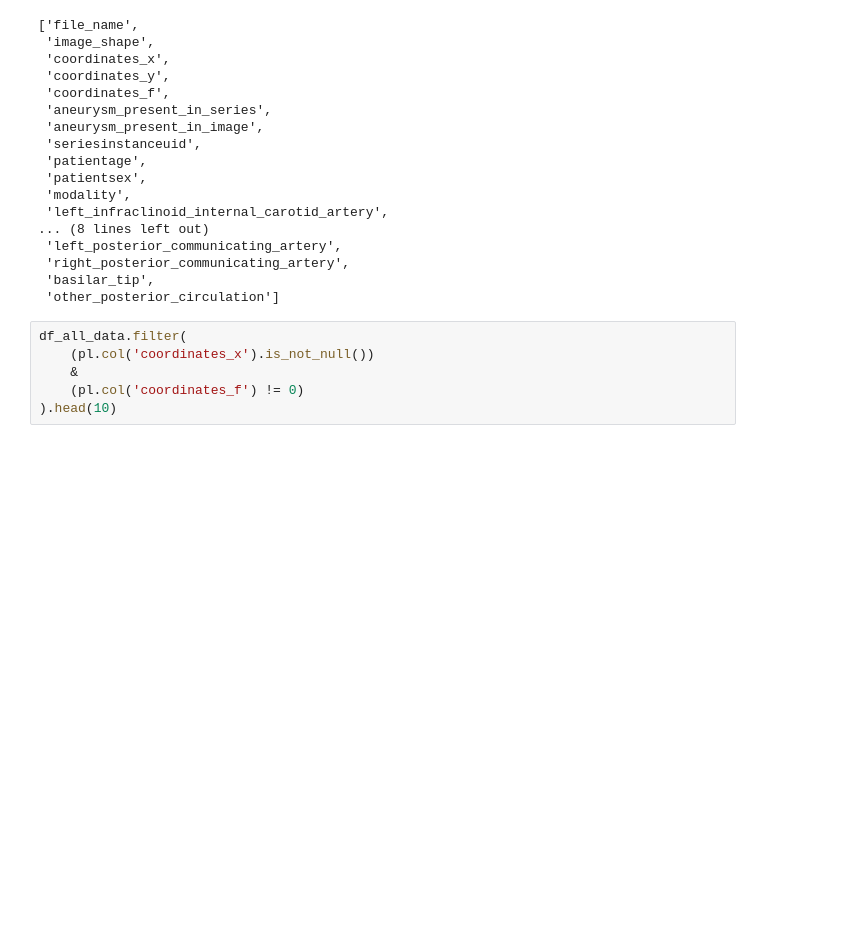
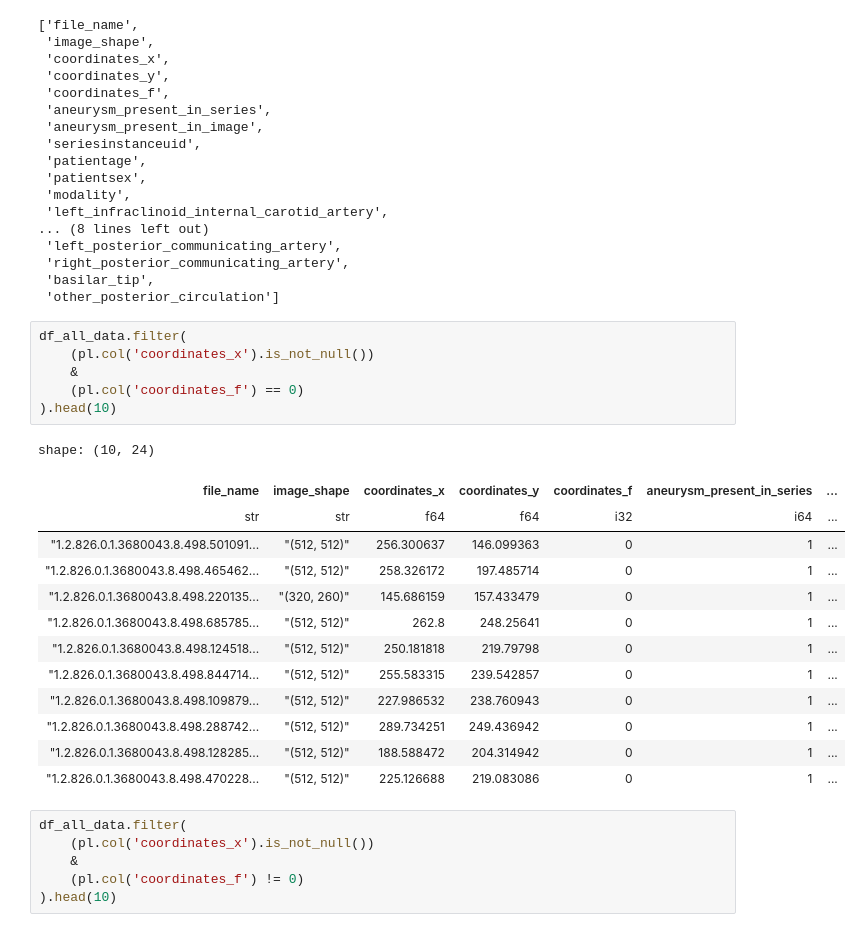
Before and after one commit to sumaniitm/RSNA_Intracranial_Aneurysm_Detection_2025, a Jupyter notebook: suman-notebook-1.ipynb, the cells around one changed output. Saved outputs shown, nothing was run; the diff lists cells and outputs as text; blank space fills up the shorter version.

```diff
--- a/suman-notebook-1.ipynb
+++ b/suman-notebook-1.ipynb
@@ -464,6 +449,26 @@ Shape of training metadata (1001346, 24)
  'right_posterior_communicating_artery',
  'basilar_tip',
  'other_posterior_circulation']
+# %%
+df_all_data.filter(
+    (pl.col('coordinates_x').is_not_null())
+    &
+    (pl.col('coordinates_f') == 0)
+).head(10)
+# %% [output]
+shape: (10, 24)
+| file_name | image_shape | coordinates_x | coordinates_y | coordinates_f | aneurysm_present_in_series | ... |
+| str | str | f64 | f64 | i32 | i64 | ... |
+| "1.2.826.0.1.3680043.8.498.501091... | "(512, 512)" | 256.300637 | 146.099363 | 0 | 1 | ... |
+| "1.2.826.0.1.3680043.8.498.465462... | "(512, 512)" | 258.326172 | 197.485714 | 0 | 1 | ... |
+| "1.2.826.0.1.3680043.8.498.220135... | "(320, 260)" | 145.686159 | 157.433479 | 0 | 1 | ... |
+| "1.2.826.0.1.3680043.8.498.685785... | "(512, 512)" | 262.8 | 248.25641 | 0 | 1 | ... |
+| "1.2.826.0.1.3680043.8.498.124518... | "(512, 512)" | 250.181818 | 219.79798 | 0 | 1 | ... |
+| "1.2.826.0.1.3680043.8.498.844714... | "(512, 512)" | 255.583315 | 239.542857 | 0 | 1 | ... |
+| "1.2.826.0.1.3680043.8.498.109879... | "(512, 512)" | 227.986532 | 238.760943 | 0 | 1 | ... |
+| "1.2.826.0.1.3680043.8.498.288742... | "(512, 512)" | 289.734251 | 249.436942 | 0 | 1 | ... |
+| "1.2.826.0.1.3680043.8.498.128285... | "(512, 512)" | 188.588472 | 204.314942 | 0 | 1 | ... |
+| "1.2.826.0.1.3680043.8.498.470228... | "(512, 512)" | 225.126688 | 219.083086 | 0 | 1 | ... |
 # %%
 df_all_data.filter(
     (pl.col('coordinates_x').is_not_null())
```
Also changed, not shown: parts of 14 cells of this notebook.
